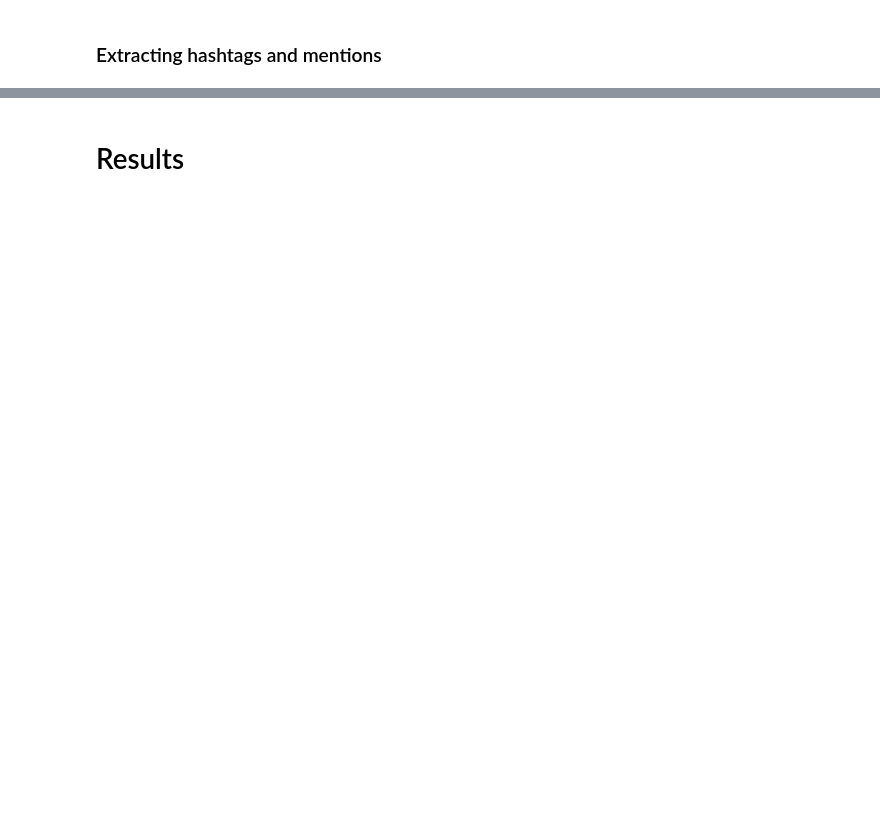
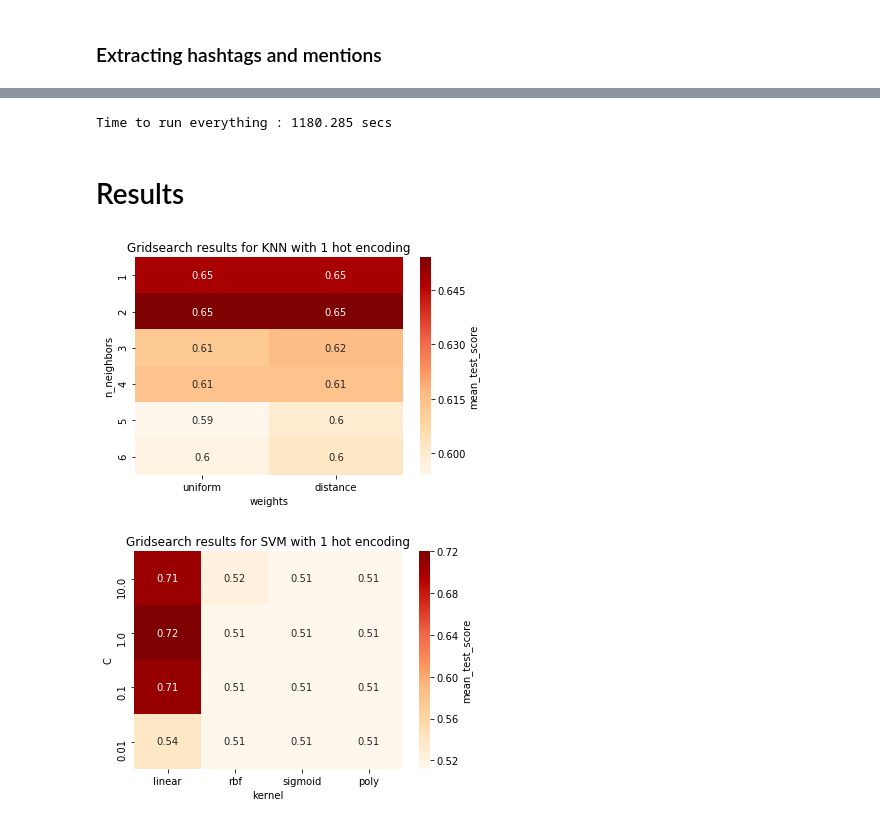
Before and after one commit to gael-vanderlee/TwitterTrolls, a Jupyter notebook: TwitterTroll.ipynb, the cells around one changed output, grey strips where cells are left out. Drawn from its saved outputs; the diff is of its cells as text; code cells hidden in the pictures; blank space fills up the shorter version.

```diff
--- a/TwitterTroll.ipynb
+++ b/TwitterTroll.ipynb
@@ -227,0 +387,2 @@ clf_knn_2 = GridSearchCV(estimator, param_grid, scoring=None, fit_params=None, n
+# %%
+svm_1h_gs, svm_1h_gs_best_acc = get_best_model(svm_1h, gridsearch_matrix_1_hot, y, param_dict_1h_SVM, crossval)
@@ -227,0 +442,18 @@ clf_knn_2 = GridSearchCV(estimator, param_grid, scoring=None, fit_params=None, n
+# %%
+# Creates a list of (list of words in the tweet) for each tweet
+# This is the dataset on which to train the word2vec embeddings
+sentences = [[word for word in tweets['Tweet'].iloc[i].split(' ')] for i in range(tweets['Tweet'].size)]
+# %%
+# Save filenames
+fname2 = 'word2vecweightsWithInitialization'
+fname = 'word2vecweights'
+
+# Train initial word2vec model
+# This will initialize word2vec embeddings on an existing corpus of lots of english words
+# Train word2vec on twitter data (should extend the previous word2vec trained embeddings, if they exist)
+model = word2vec.Word2Vec(sentences, min_count=1)
+# SAVE WEIGHTS
+model.save(fname)
+
+# Load weights (saves time)
+#model = Word2Vec.load(fname)
@@ -228,2 +719,12 @@ clf_knn_2 = GridSearchCV(estimator, param_grid, scoring=None, fit_params=None, n
+# %%
+print('Time to run everything : {:.3f}s for {} gridsearch and {} best samples'
+      .format(time.time() - all_start, size_grid, size_best_est))
+
+# 500, 1000 : 177 sec
+# 500, 5k : 718 sec
+# 1k, 10k : 1838.206 sec
+# 2k, 10k : 3498.029 sec
+# %% [output]
+Time to run everything : 1180.285 secs
 # %% [markdown]
 # Results
@@ -231,0 +731,16 @@ PLot and present results
+# %%
+def plot_gridsearch(model, param_dict, name='model', metric='mean_test_score', save=True):
+    params = []
+    keys = []
+    for key in param_dict:
+        params.append(param_dict[key])
+        keys.append(key)
+    scores = model.cv_results_[metric].reshape(len(params[0]), len(params[1]))
+    df = pd.DataFrame(scores, index=params[0], columns=params[1])
+    ax = sns.heatmap(df, annot=True, cmap="OrRd")
+    ax.collections[0].colorbar.set_label(metric)
+    ax.set(xlabel = keys[1], ylabel=keys[0])
+    plt.title('Gridsearch results for {}'.format(name))
+    if save:
+        plt.savefig('Gridsearch_{}'.format(name), bbox_inches='tight', dpi=200)
+    plt.show()
@@ -231,0 +758,6 @@ PLot and present results
+# %%
+plot_gridsearch(knn_1h_gs, param_dict_1h_KNN, name='KNN with 1 hot encoding')
+plot_gridsearch(svm_1h_gs, param_dict_1h_SVM, name='SVM with 1 hot encoding')
+# %% [output]
+[figure, added]
+[figure, added]
```
Also changed, not shown: parts of 98 cells of this notebook.
